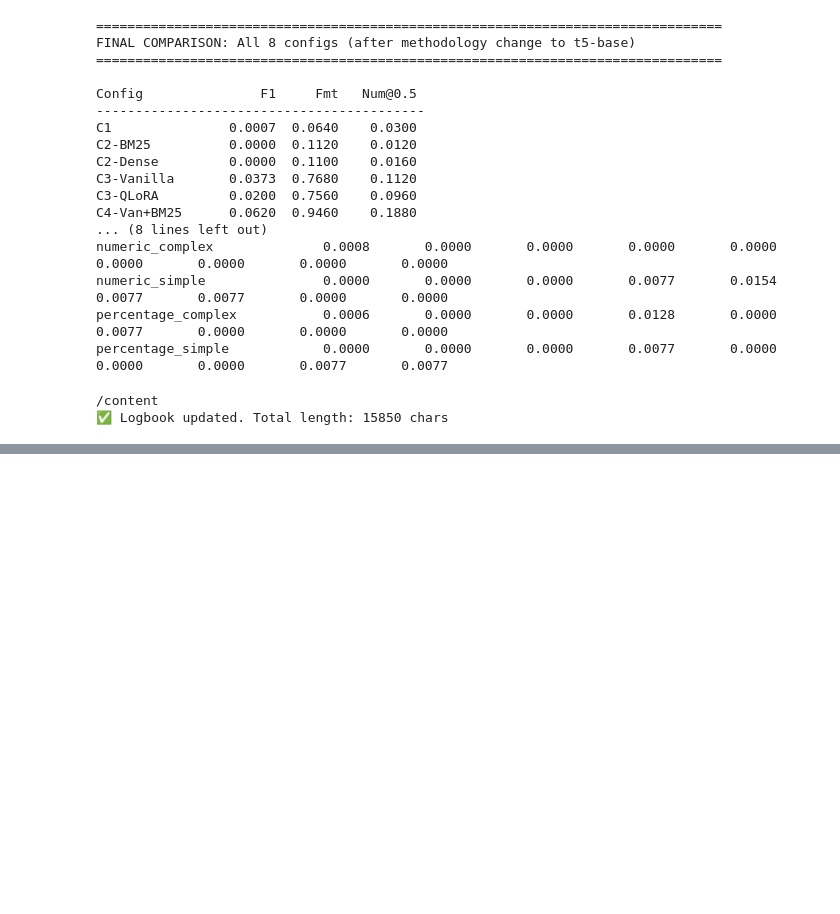
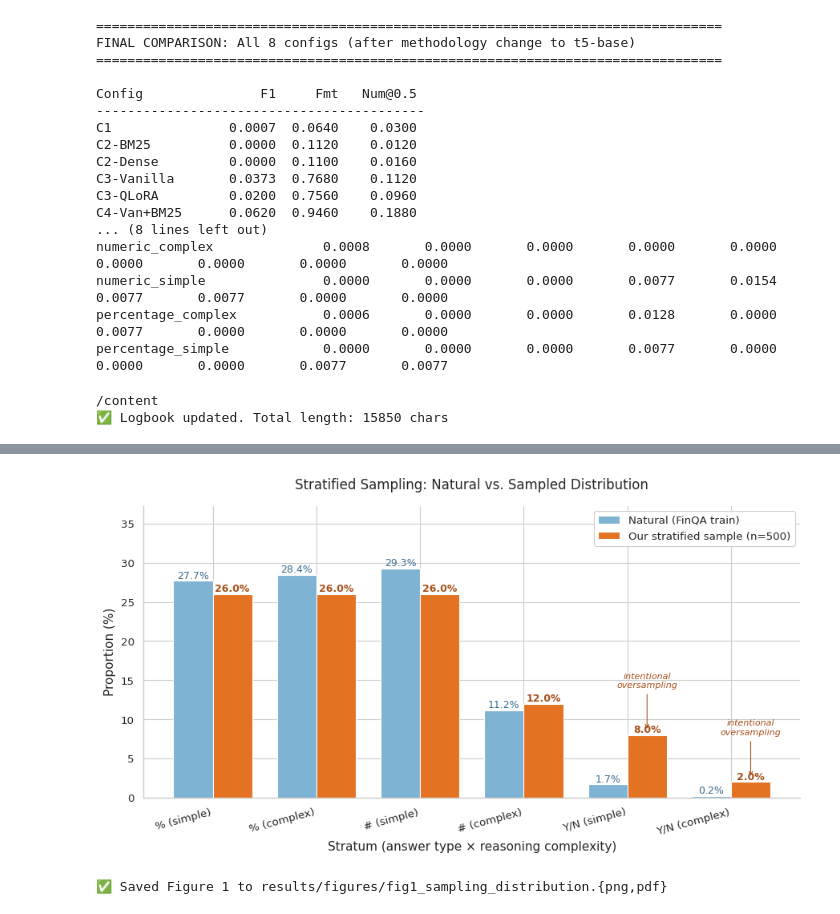
Before and after one commit to zx2536-gif/finqa-rag-lora-ablation, a Jupyter notebook: notebooks/01_data_exploration.ipynb, the cells around one changed output, grey strips where cells are left out. Cells and saved outputs as stored; diff of their text form; code cells hidden in the pictures; blank space fills up the shorter version.

Commit message:
Add 8 publication-quality figures for report (sampling, mode collapse, F1 comparison, heatmap, format match, retrieval, sample predictions, metric gap)

```diff
--- a/notebooks/01_data_exploration.ipynb
+++ b/notebooks/01_data_exploration.ipynb
@@ -4750,0 +5160,73 @@ print(f"✅ Logbook updated. Total length: {len(notes)} chars")
+# %%
+import json
+import matplotlib.pyplot as plt
+import numpy as np
+
+# 加载抽样统计
+with open('data/processed/sampling_stats.json') as f:
+    stats = json.load(f)
+
+quotas = stats['stratum_quotas']
+natural = stats['natural_weights']
+
+strata = list(quotas.keys())
+total = sum(quotas.values())
+
+# 计算实际抽样比例 vs 自然比例
+sampled_pct = [quotas[s] / total * 100 for s in strata]
+natural_pct = [natural[s] * 100 for s in strata]
+
+# 美化标签：percentage_simple → "% (simple)"
+def pretty(s):
+    parts = s.split('_')
+    type_map = {'percentage': '%', 'numeric': '#', 'boolean': 'Y/N'}
+    return f"{type_map.get(parts[0], parts[0])} ({parts[1]})"
+pretty_labels = [pretty(s) for s in strata]
+
+# === 画图 ===
+fig, ax = plt.subplots(figsize=(9, 5))
+
+x = np.arange(len(strata))
+width = 0.38
+
+bars1 = ax.bar(x - width/2, natural_pct, width,
+               label='Natural (FinQA train)', color='#7FB3D3', edgecolor='white')
+bars2 = ax.bar(x + width/2, sampled_pct, width,
+               label='Our stratified sample (n=500)', color='#E37222', edgecolor='white')
+
+# 在 bar 上方标数字
+for bar, pct in zip(bars1, natural_pct):
+    ax.text(bar.get_x() + bar.get_width()/2, bar.get_height() + 0.3,
+            f'{pct:.1f}%', ha='center', fontsize=9, color='#3a6c8c')
+for bar, pct in zip(bars2, sampled_pct):
+    ax.text(bar.get_x() + bar.get_width()/2, bar.get_height() + 0.3,
+            f'{pct:.1f}%', ha='center', fontsize=9, color='#a8501a', fontweight='bold')
+
+# 标记过采样的 stratum
+for i, s in enumerate(strata):
+    if s.startswith('boolean'):
+        ax.annotate('intentional\noversampling',
+                    xy=(i + width/2, sampled_pct[i] + 0.5),
+                    xytext=(i + width/2, sampled_pct[i] + 6),
+                    ha='center', fontsize=8, style='italic', color='#a8501a',
+                    arrowprops=dict(arrowstyle='->', color='#a8501a', lw=0.8))
+
+ax.set_xlabel('Stratum (answer type × reasoning complexity)', fontsize=11)
+ax.set_ylabel('Proportion (%)', fontsize=11)
+ax.set_title('Stratified Sampling: Natural vs. Sampled Distribution',
+             fontsize=12, pad=15)
+ax.set_xticks(x)
+ax.set_xticklabels(pretty_labels, rotation=15, ha='right')
+ax.legend(loc='upper right', framealpha=0.95)
+ax.spines['top'].set_visible(False)
+ax.spines['right'].set_visible(False)
+ax.set_ylim(0, max(max(sampled_pct), max(natural_pct)) + 8)
+
+plt.tight_layout()
+plt.savefig('results/figures/fig1_sampling_distribution.png', dpi=300, bbox_inches='tight')
+plt.savefig('results/figures/fig1_sampling_distribution.pdf', bbox_inches='tight')
+plt.show()
+print("✅ Saved Figure 1 to results/figures/fig1_sampling_distribution.{png,pdf}")
+# %% [output]
+[figure, added]
+✅ Saved Figure 1 to results/figures/fig1_sampling_distribution.{png,pdf}
```
Also changed, not shown: parts of 17 cells of this notebook, 21 other files.
